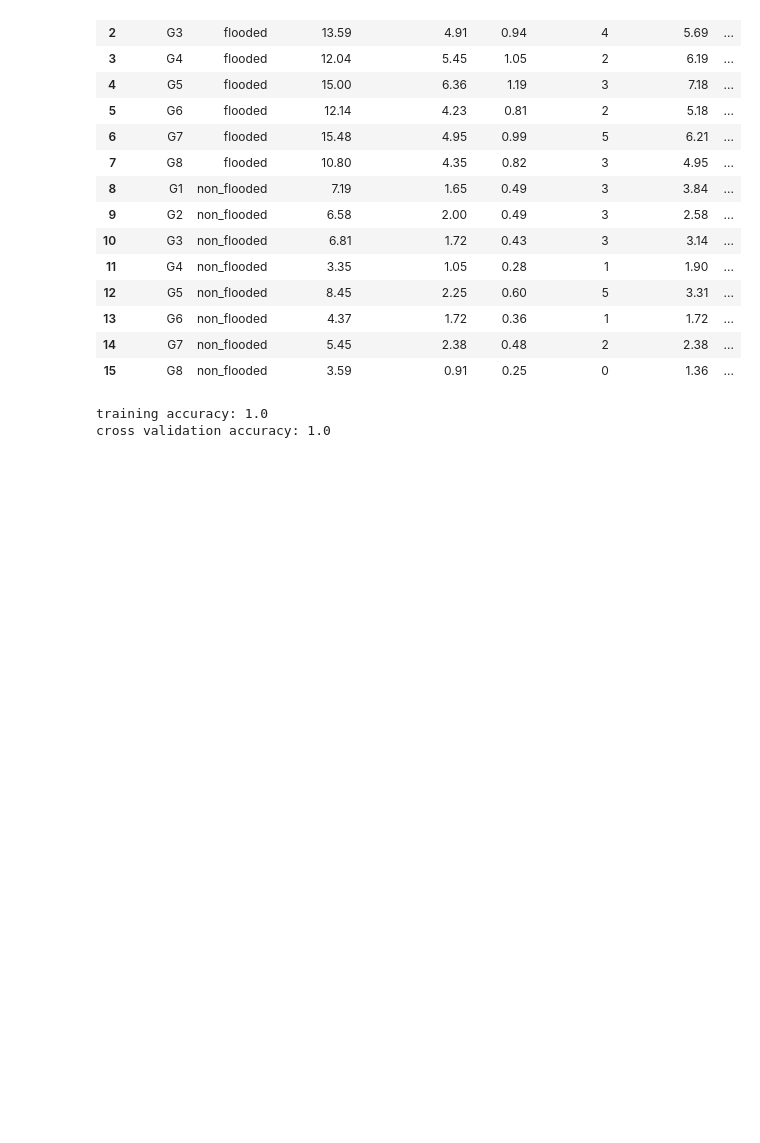
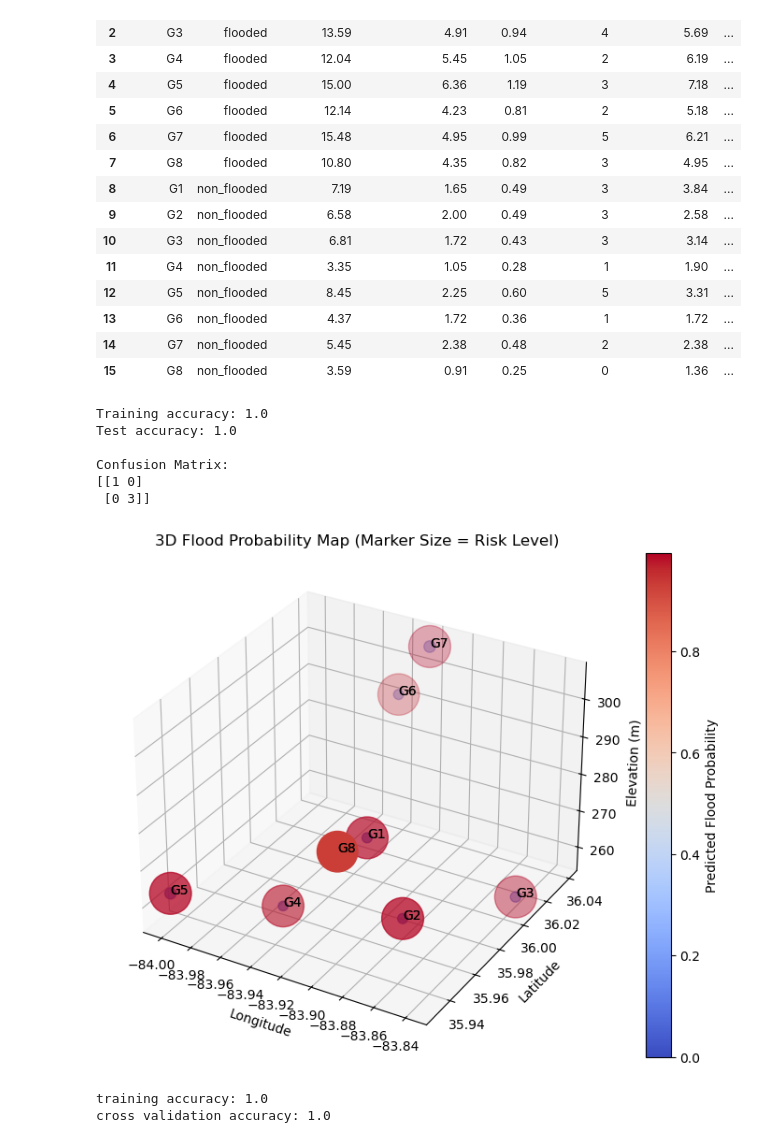
Before and after one commit to hamnahasan/DSE511_Capstone, a Jupyter notebook: DSE 511 Capstone.ipynb, the cells around one changed output. Cells and saved outputs as stored; diff of their text form; code cells hidden in the pictures; blank space fills up the shorter version.

```diff
--- a/DSE 511 Capstone.ipynb
+++ b/DSE 511 Capstone.ipynb
@@ -64,6 +66,62 @@ df[["gauge_id"] + ["month_type"] + summary_cols].round(2)
 | 13 | G6 | non_flooded | 4.37 | 1.72 | 0.36 | 1 | 1.72 | ... |
 | 14 | G7 | non_flooded | 5.45 | 2.38 | 0.48 | 2 | 2.38 | ... |
 | 15 | G8 | non_flooded | 3.59 | 0.91 | 0.25 | 0 | 1.36 | ... |
+# %%
+# create labels for RandomForest
+features = ["lat", "long", "elev_m", "total_rain_in", "max_daily_rain_in",
+            "rain_std", "heavy_days", "rain_3day_max", "rain_7day_max"]
+X = df[features]
+y = df["label"]
+
+X_train, X_test, y_train, y_test=  train_test_split(
+    X, y, test_size=0.25, random_state=42
+)
+
+# train RandomForest
+rf = RandomForestClassifier(n_estimators=200, max_depth= 4, random_state= 42)
+rf.fit(X_train,y_train)
+
+train_acc = rf.score(X_train, y_train)
+test_acc = rf.score(X_test, y_test)
+print("Training accuracy:", train_acc)
+print("Test accuracy:", test_acc)
+
+y_pred = rf.predict(X_test)
+print("\nConfusion Matrix:")
+print(confusion_matrix(y_test, y_pred))
+
+#predict probability
+fig = plt.figure(figsize=(10, 7))
+ax = fig.add_subplot(111, projection='3d')
+
+# Marker size based on predicted flood probability
+sizes = df["pred_prob"] * 1000 + 50
+
+# 3D scatter plot
+sc = ax.scatter(df["long"], df["lat"],df["elev_m"],
+    s=sizes,c=df["pred_prob"], cmap='coolwarm'
+)
+
+# Label each gauge
+for _, row in df.iterrows():
+    ax.text(
+        row["long"], row["lat"], row["elev_m"], row["gauge_id"],
+    )
+
+ax.set_xlabel("Longitude")
+ax.set_ylabel("Latitude")
+ax.set_zlabel("Elevation (m)")
+plt.title("3D Flood Probability Map (Marker Size = Risk Level)")
+fig.colorbar(sc, label="Predicted Flood Probability")
+plt.show()
+# %% [output]
+Training accuracy: 1.0
+Test accuracy: 1.0
+
+Confusion Matrix:
+[[1 0]
+ [0 3]]
+[figure, added]
 # %%
 # create labels for RandomForest
 features = ["lat", "long", "elev_m", "total_rain_in", "max_daily_rain_in",
```
Also changed, not shown: parts of 3 cells of this notebook.
